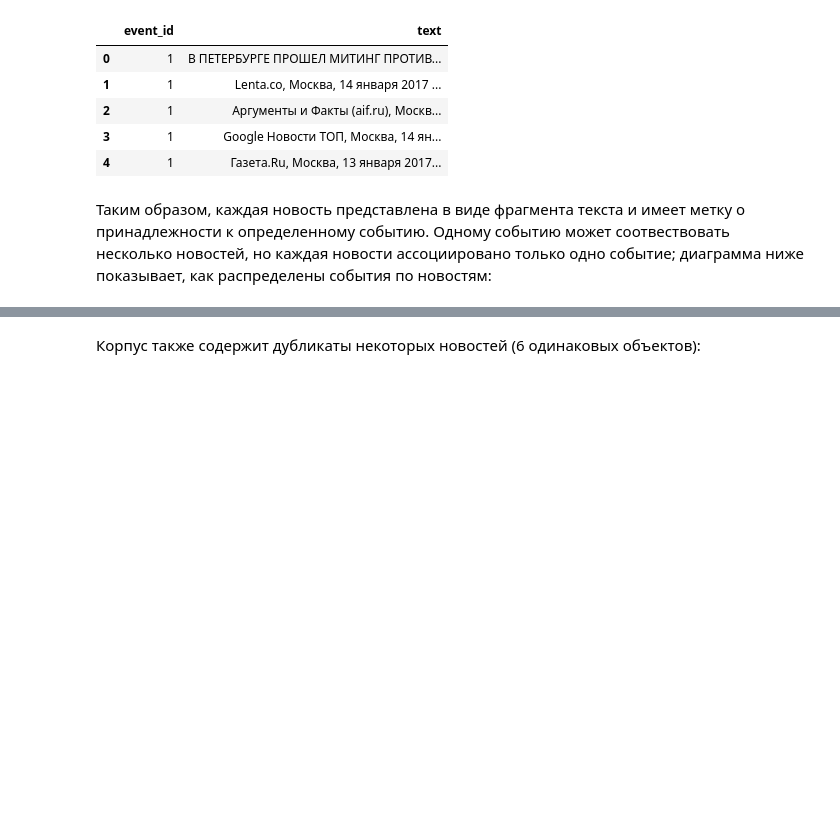
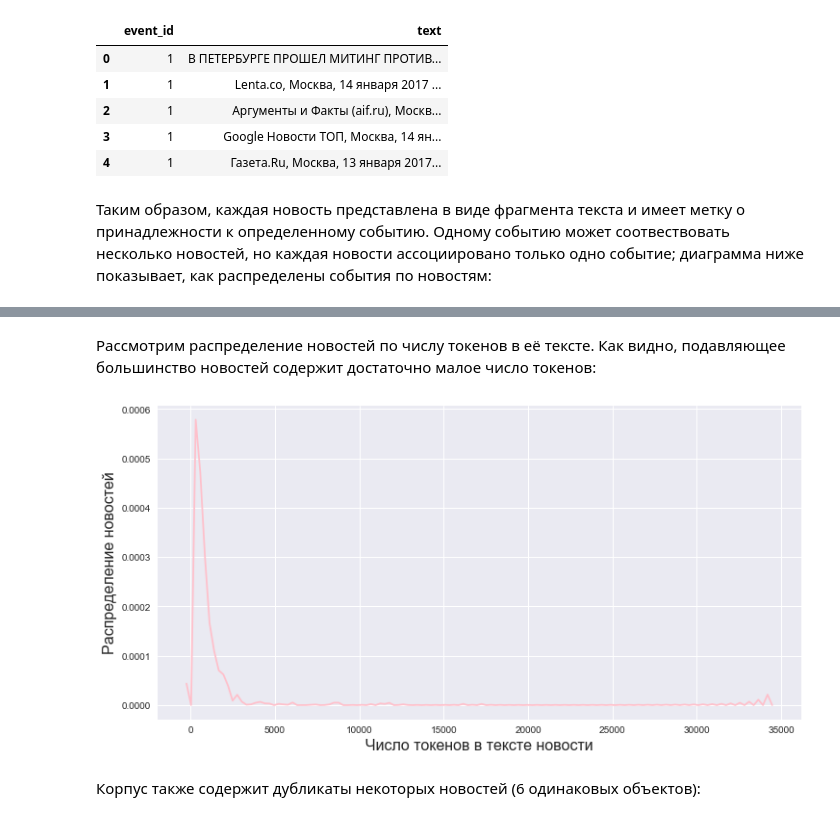
Before and after one commit to artemovae/ML-for-compling, a Jupyter notebook: hw1_clustering/hw1_new_version.ipynb, the cells around one changed output, grey strips where cells are left out. Saved outputs shown, nothing was run; the diff lists cells and outputs as text; code cells hidden in the pictures; blank space fills up the shorter version.

```diff
--- a/hw1_clustering/hw1_new_version.ipynb
+++ b/hw1_clustering/hw1_new_version.ipynb
@@ -92,3 +87,13 @@ Name: event_id, dtype: int64
+# %% [markdown]
+Рассмотрим распределение новостей по числу токенов в её тексте. Как видно, подавляющее большинство новостей содержит достаточно малое число токенов:
+# %%
+plt.figure(figsize=(12,6))
+sns.distplot(df_news.text.apply(lambda string: len(word_tokenize(string))), bins=100, rug=False, hist=False, color='pink')
+plt.ylabel('Распределение новостей', fontsize=16)
+plt.xlabel('Число токенов в тексте новости', fontsize=16)
+plt.show()
+# %% [output]
+[figure, added]
 # %% [markdown]
 Корпус также содержит дубликаты некоторых новостей (6 одинаковых объектов):
 # %%
```
Also changed, not shown: parts of 12 cells of this notebook.
